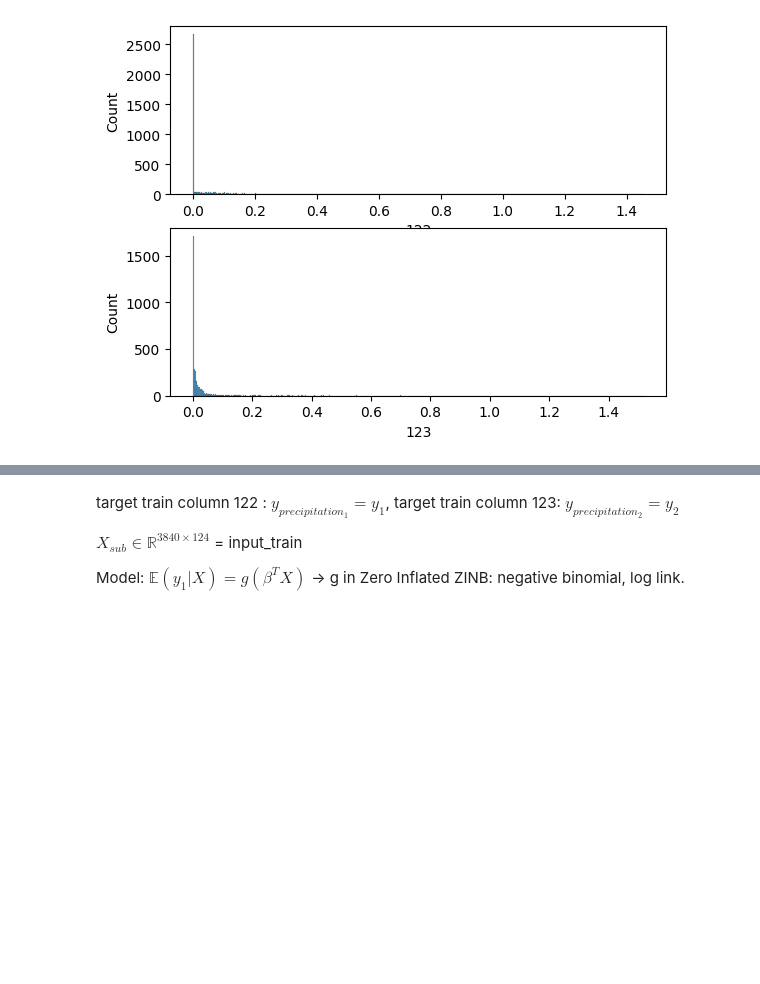
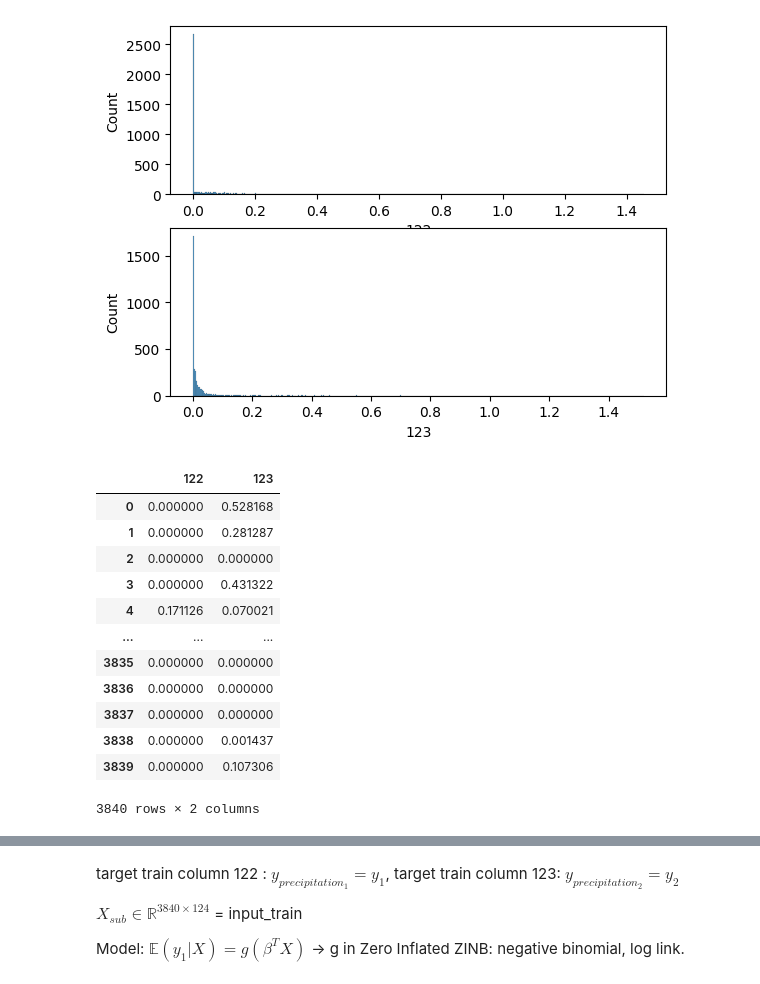
Before and after one commit to mzhiao/Project3-ClimSim-Fall2023-Group-3, a Jupyter notebook: doc/Challenge_2.ipynb, the cells around one changed output, grey strips where cells are left out. Cells and saved outputs as stored; diff of their text form; code cells hidden in the pictures; blank space fills up the shorter version.

```diff
--- a/doc/Challenge_2.ipynb
+++ b/doc/Challenge_2.ipynb
@@ -129,3 +157,19 @@ sns.histplot(tmp.loc[:,123], label= 'precipitation2',ax=ax[1])
 # %%
 target_train_sub = tmp.loc[:,122:123]
 target_val_sub=tmp1.loc[:,122:123]
+# %%
+target_train_sub
+# %% [output]
+|  | 122 | 123 |
+| 0 | 0.000000 | 0.528168 |
+| 1 | 0.000000 | 0.281287 |
+| 2 | 0.000000 | 0.000000 |
+| 3 | 0.000000 | 0.431322 |
+| 4 | 0.171126 | 0.070021 |
+| ... | ... | ... |
+| 3835 | 0.000000 | 0.000000 |
+| 3836 | 0.000000 | 0.000000 |
+| 3837 | 0.000000 | 0.000000 |
+| 3838 | 0.000000 | 0.001437 |
+| 3839 | 0.000000 | 0.107306 |
+3840 rows × 2 columns
```
Also changed, not shown: parts of 27 cells of this notebook.
